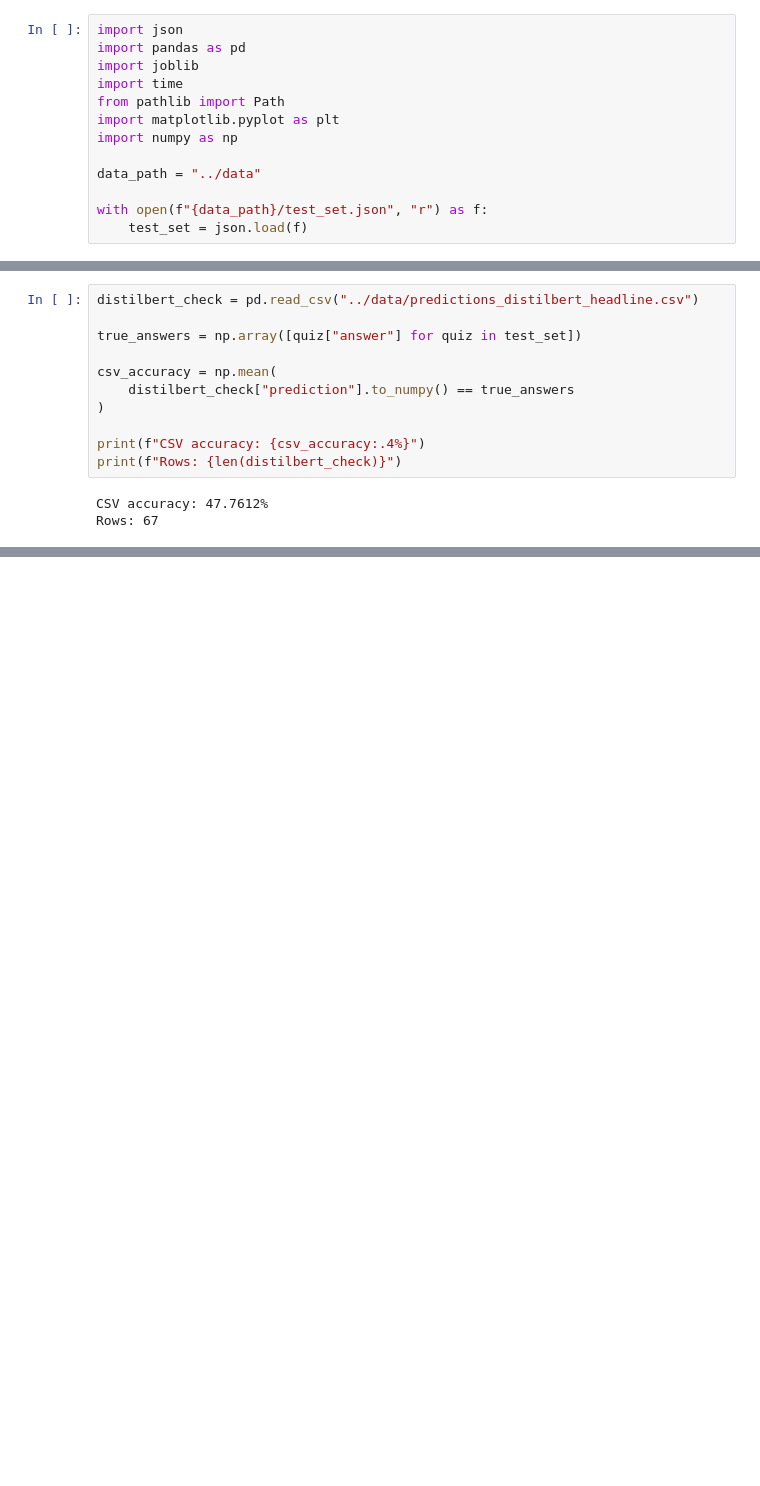
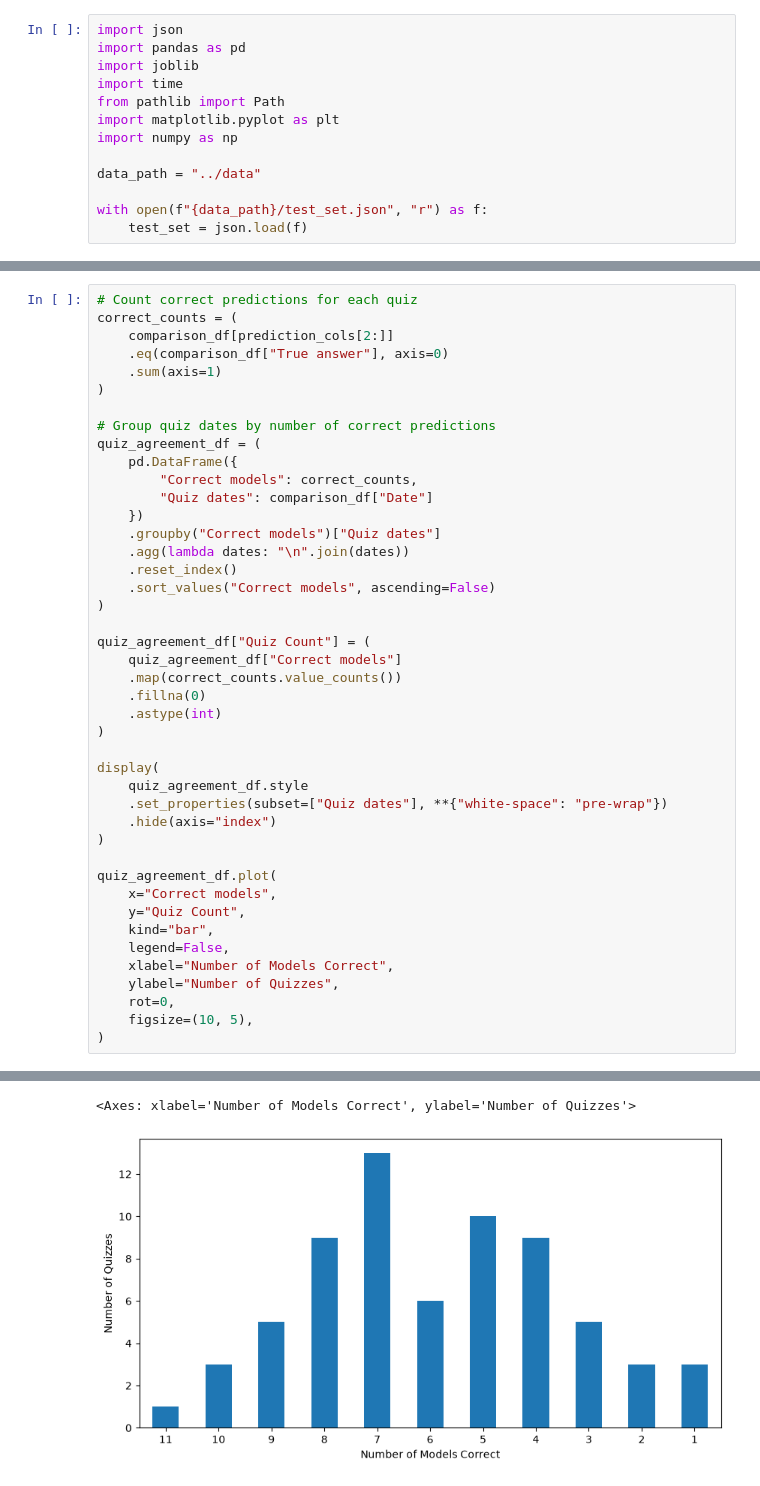
Before and after one commit to michael-jones34/three-headlines-and-a-lie, a Jupyter notebook: notebooks/data_comparison.ipynb, the cells around one changed output, grey strips where cells are left out. Cells and saved outputs as stored; diff of their text form; blank space fills up the shorter version.

Commit message:
Further results comparison

```diff
--- a/notebooks/data_comparison.ipynb
+++ b/notebooks/data_comparison.ipynb
@@ -152,14 +150,44 @@ styled_df
-# %%
-distilbert_check = pd.read_csv("../data/predictions_distilbert_headline.csv")
-
-true_answers = np.array([quiz["answer"] for quiz in test_set])
-
-csv_accuracy = np.mean(
-    distilbert_check["prediction"].to_numpy() == true_answers
-)
-
-print(f"CSV accuracy: {csv_accuracy:.4%}")
-print(f"Rows: {len(distilbert_check)}")
-# %% [output]
-CSV accuracy: 47.7612%
-Rows: 67
+# %%
+# Count correct predictions for each quiz
+correct_counts = (
+    comparison_df[prediction_cols[2:]]
+    .eq(comparison_df["True answer"], axis=0)
+    .sum(axis=1)
+)
+
+# Group quiz dates by number of correct predictions
+quiz_agreement_df = (
+    pd.DataFrame({
+        "Correct models": correct_counts,
+        "Quiz dates": comparison_df["Date"]
+    })
+    .groupby("Correct models")["Quiz dates"]
+    .agg(lambda dates: "\n".join(dates))
+    .reset_index()
+    .sort_values("Correct models", ascending=False)
+)
+
+quiz_agreement_df["Quiz Count"] = (
+    quiz_agreement_df["Correct models"]
+    .map(correct_counts.value_counts())
+    .fillna(0)
+    .astype(int)
+)
+
+display(
+    quiz_agreement_df.style
+    .set_properties(subset=["Quiz dates"], **{"white-space": "pre-wrap"})
+    .hide(axis="index")
+)
+
+quiz_agreement_df.plot(
+    x="Correct models",
+    y="Quiz Count",
+    kind="bar",
+    legend=False,
+    xlabel="Number of Models Correct",
+    ylabel="Number of Quizzes",
+    rot=0,
+    figsize=(10, 5),
+)
+# %% [output]
@@ -165,0 +206,2 @@ Rows: 67
+<Axes: xlabel='Number of Models Correct', ylabel='Number of Quizzes'>
+[figure, added]
```
Also changed, not shown: parts of 9 cells of this notebook, 5 other files.
